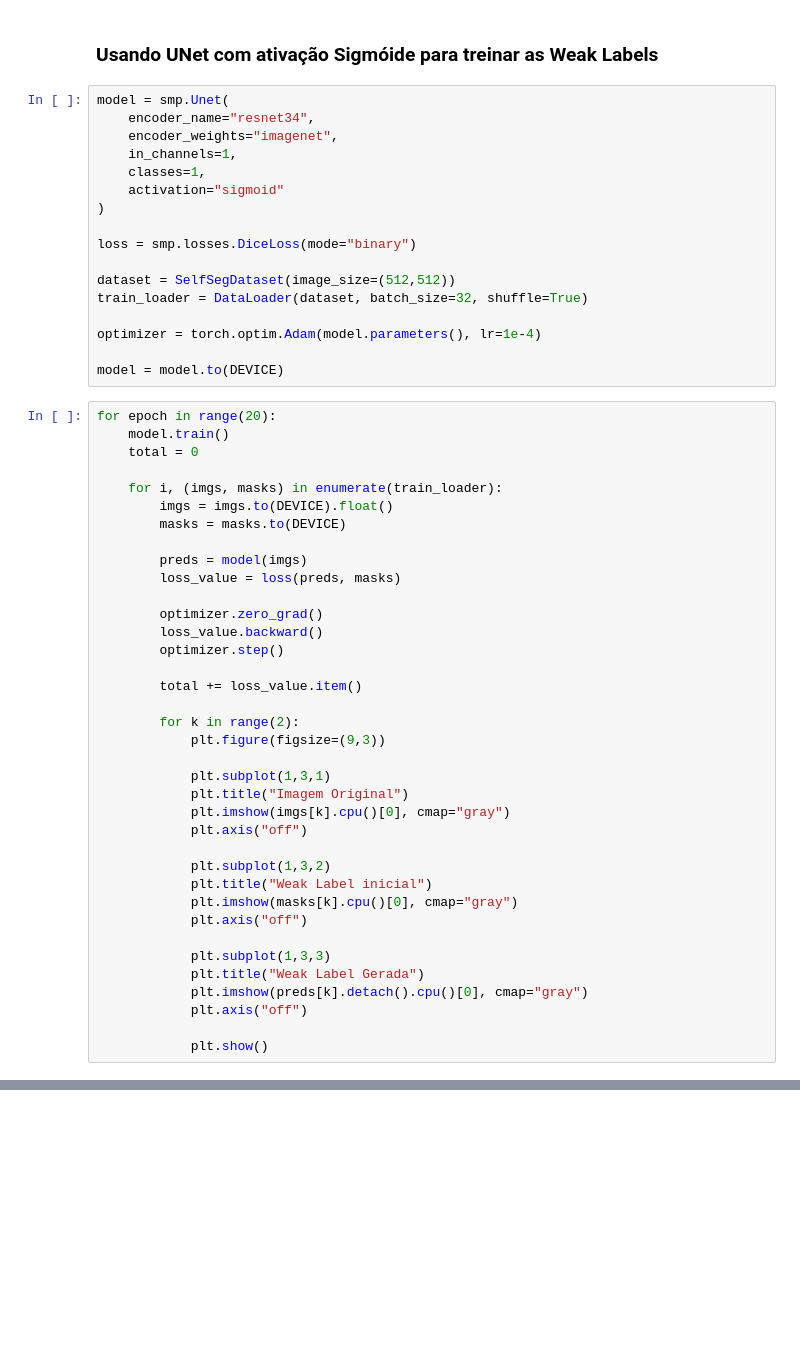
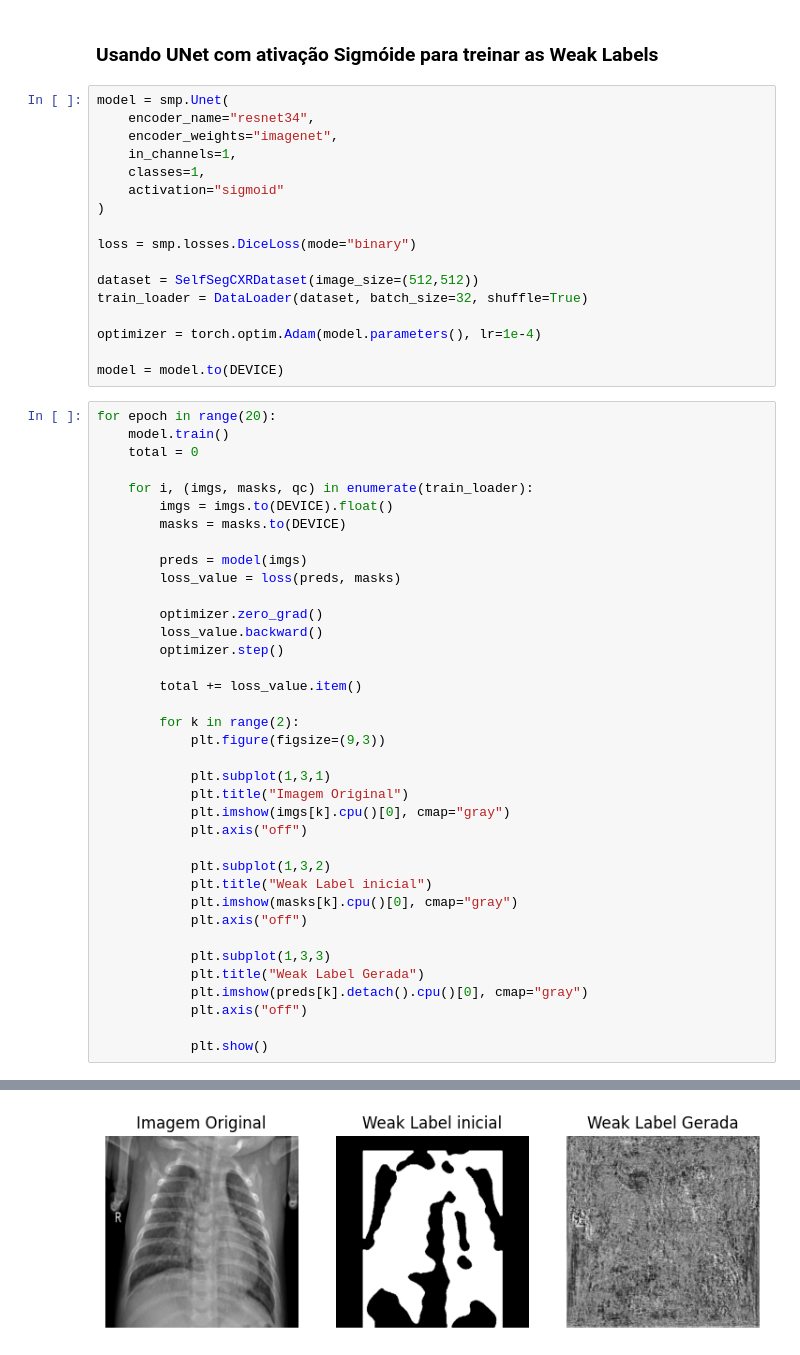
Before and after one commit to samullima/Self-supervised-learning-for-label-free-segmentation, a Jupyter notebook: teste.ipynb, the cells around one changed output, grey strips where cells are left out. Cells and saved outputs as stored; diff of their text form; blank space fills up the shorter version.

```diff
--- a/teste.ipynb
+++ b/teste.ipynb
@@ -159,7 +259,7 @@ model = smp.Unet(
 
 loss = smp.losses.DiceLoss(mode="binary")
 
-dataset = SelfSegDataset(image_size=(512,512))
+dataset = SelfSegCXRDataset(image_size=(512,512))
 train_loader = DataLoader(dataset, batch_size=32, shuffle=True)
 
 optimizer = torch.optim.Adam(model.parameters(), lr=1e-4)
@@ -170,7 +270,7 @@ for epoch in range(20):
     model.train()
     total = 0
 
-    for i, (imgs, masks) in enumerate(train_loader):
+    for i, (imgs, masks, qc) in enumerate(train_loader):
         imgs = imgs.to(DEVICE).float()
         masks = masks.to(DEVICE)
 
@@ -202,3 +302,4 @@ for epoch in range(20):
             plt.axis("off")
 
             plt.show()
+# %% [output]
@@ -204,0 +308 @@ for epoch in range(20):
+[figure, added]
```
Also changed, not shown: parts of 7 cells of this notebook.
